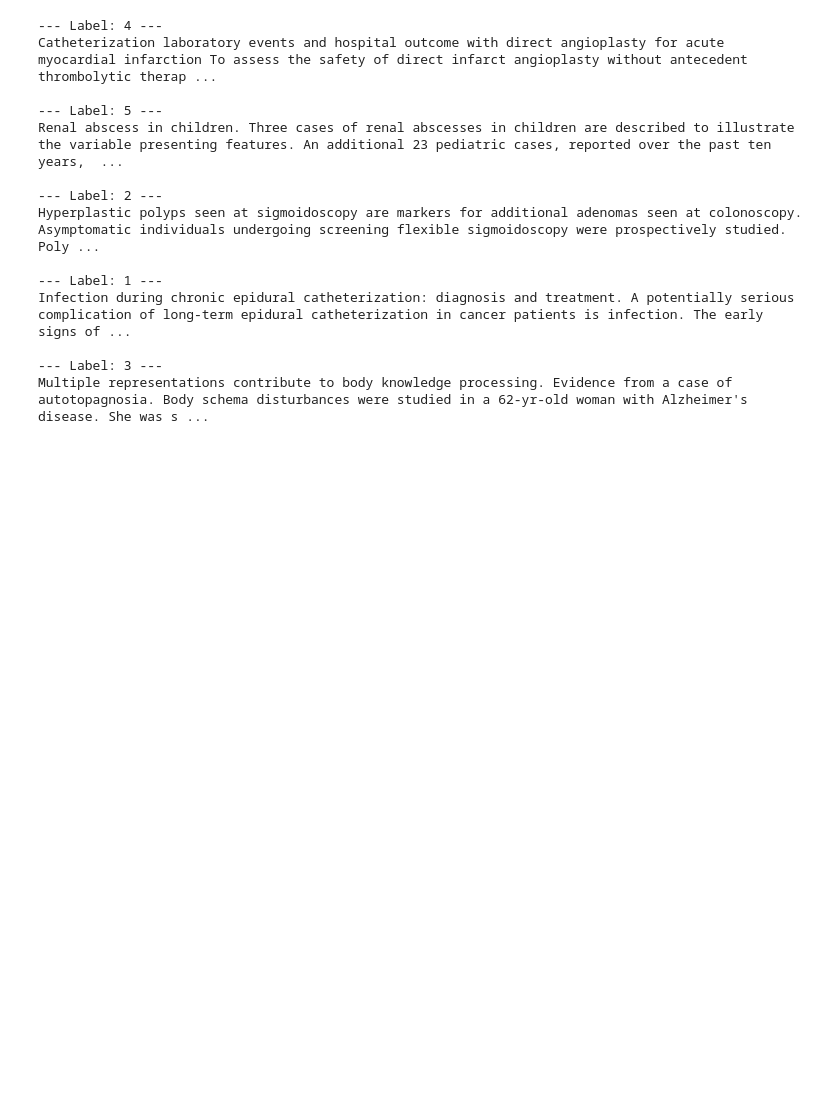
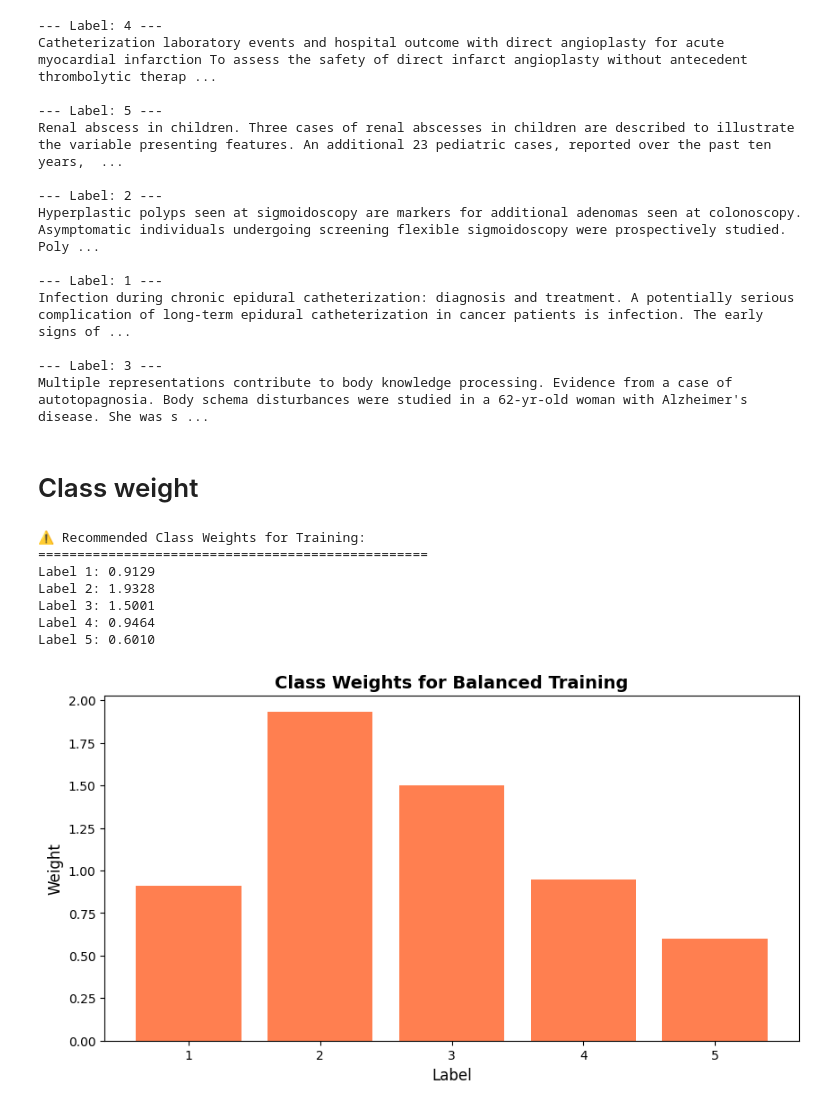
Before and after one commit to surftijmen/agentic-hitl-medical-annotation, a Jupyter notebook: notebooks/data_analysis.ipynb, the cells around one changed output. Drawn from its saved outputs; the diff is of its cells as text; code cells hidden in the pictures; blank space fills up the shorter version.

```diff
--- a/notebooks/data_analysis.ipynb
+++ b/notebooks/data_analysis.ipynb
@@ -149,3 +151,37 @@ Infection during chronic epidural catheterization: diagnosis and treatment. A po
 
 --- Label: 3 ---
 Multiple representations contribute to body knowledge processing. Evidence from a case of autotopagnosia. Body schema disturbances were studied in a 62-yr-old woman with Alzheimer's disease. She was s ...
+# %% [markdown]
+# Class weight
+# %%
+from sklearn.utils.class_weight import compute_class_weight
+
+# Compute class weights for balanced training
+class_weights = compute_class_weight('balanced',
+                                     classes=np.unique(train_df['label']),
+                                     y=train_df['label'])
+class_weight_dict = dict(zip(np.unique(train_df['label']), class_weights))
+
+print("⚠️ Recommended Class Weights for Training:")
+print("="*50)
+for label, weight in sorted(class_weight_dict.items()):
+    print(f"Label {label}: {weight:.4f}")
+
+# Visualize
+plt.figure(figsize=(10, 5))
+labels_list = list(class_weight_dict.keys())
+weights = list(class_weight_dict.values())
+plt.bar(labels_list, weights, color='coral')
+plt.xlabel('Label', fontsize=12)
+plt.ylabel('Weight', fontsize=12)
+plt.title('Class Weights for Balanced Training', fontsize=14, fontweight='bold')
+plt.show()
+# %% [output]
+⚠️ Recommended Class Weights for Training:
+==================================================
+Label 1: 0.9129
+Label 2: 1.9328
+Label 3: 1.5001
+Label 4: 0.9464
+Label 5: 0.6010
+[figure, added]
```
Also changed, not shown: parts of 2 cells of this notebook, 3 other files.
